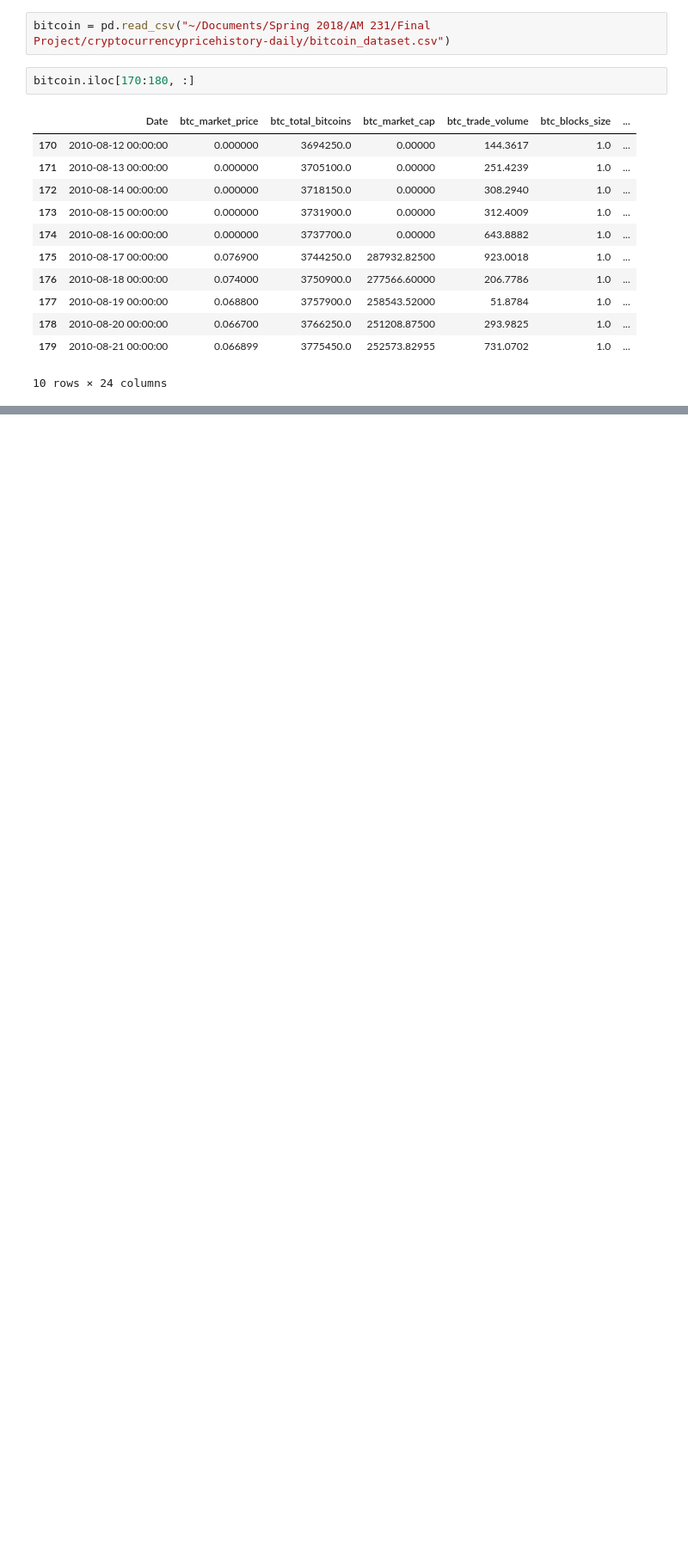
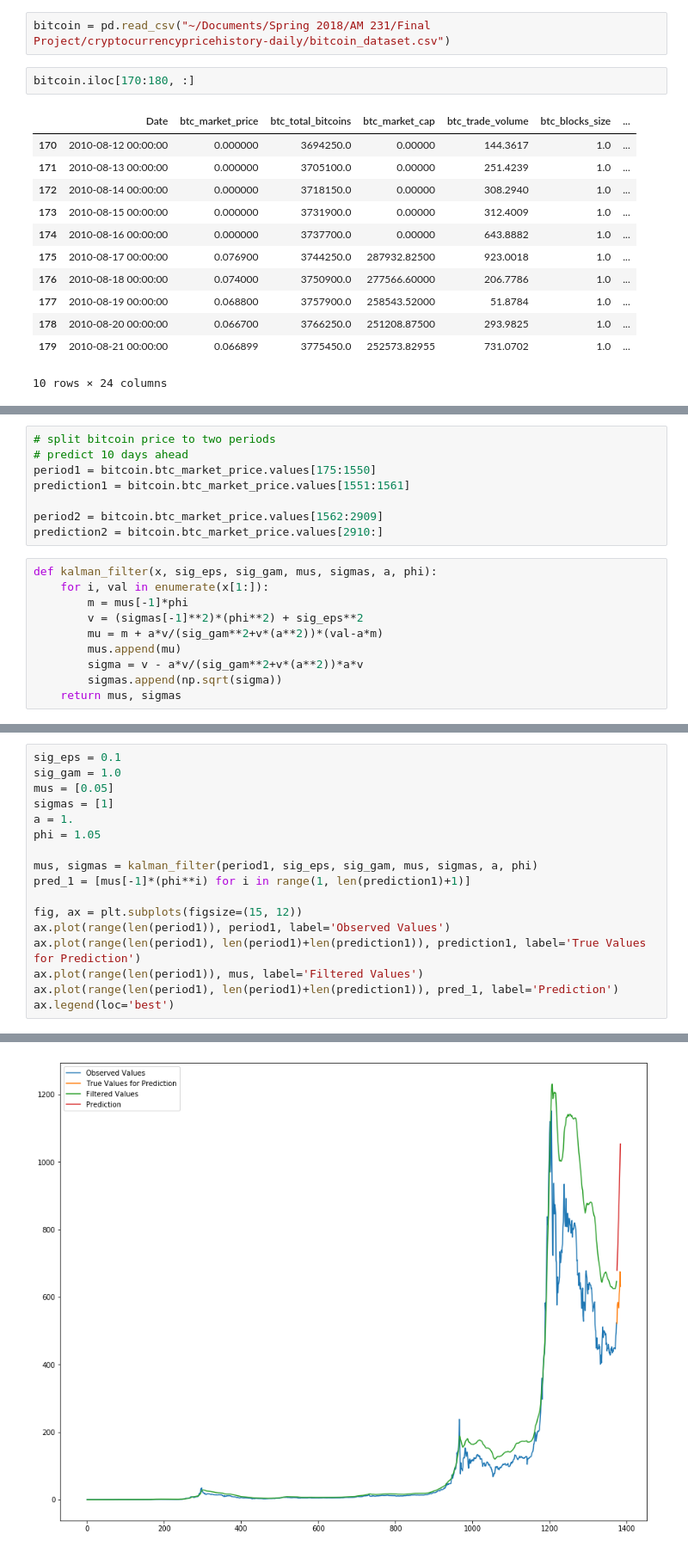
Before and after one commit to gwungwun/AM231_Project, a Jupyter notebook: Kalman Filter.ipynb, the cells around one changed output, grey strips where cells are left out. Shown: that part at 86% size. Cells and saved outputs as stored; diff of their text form; blank space fills up the shorter version.

Commit message:
revised kalman filter

```diff
--- a/Kalman Filter.ipynb
+++ b/Kalman Filter.ipynb
@@ -63,0 +65,18 @@ ax.legend(loc='best')
+# %%
+# split bitcoin price to two periods
+# predict 10 days ahead
+period1 = bitcoin.btc_market_price.values[175:1550]
+prediction1 = bitcoin.btc_market_price.values[1551:1561]
+
+period2 = bitcoin.btc_market_price.values[1562:2909]
+prediction2 = bitcoin.btc_market_price.values[2910:]
+# %%
+def kalman_filter(x, sig_eps, sig_gam, mus, sigmas, a, phi):
+    for i, val in enumerate(x[1:]):
+        m = mus[-1]*phi
+        v = (sigmas[-1]**2)*(phi**2) + sig_eps**2
+        mu = m + a*v/(sig_gam**2+v*(a**2))*(val-a*m)
+        mus.append(mu)
+        sigma = v - a*v/(sig_gam**2+v*(a**2))*a*v
+        sigmas.append(np.sqrt(sigma))
+    return mus, sigmas
@@ -63,0 +86,18 @@ ax.legend(loc='best')
+# %%
+sig_eps = 0.1
+sig_gam = 1.0
+mus = [0.05]
+sigmas = [1]
+a = 1.
+phi = 1.05
+
+mus, sigmas = kalman_filter(period1, sig_eps, sig_gam, mus, sigmas, a, phi)
+pred_1 = [mus[-1]*(phi**i) for i in range(1, len(prediction1)+1)]
+
+fig, ax = plt.subplots(figsize=(15, 12))
+ax.plot(range(len(period1)), period1, label='Observed Values')
+ax.plot(range(len(period1), len(period1)+len(prediction1)), prediction1, label='True Values for Prediction')
+ax.plot(range(len(period1)), mus, label='Filtered Values')
+ax.plot(range(len(period1), len(period1)+len(prediction1)), pred_1, label='Prediction')
+ax.legend(loc='best')
+# %% [output]
@@ -63,0 +105 @@ ax.legend(loc='best')
+[figure, added]
```
Also changed, not shown: parts of 7 cells of this notebook.
